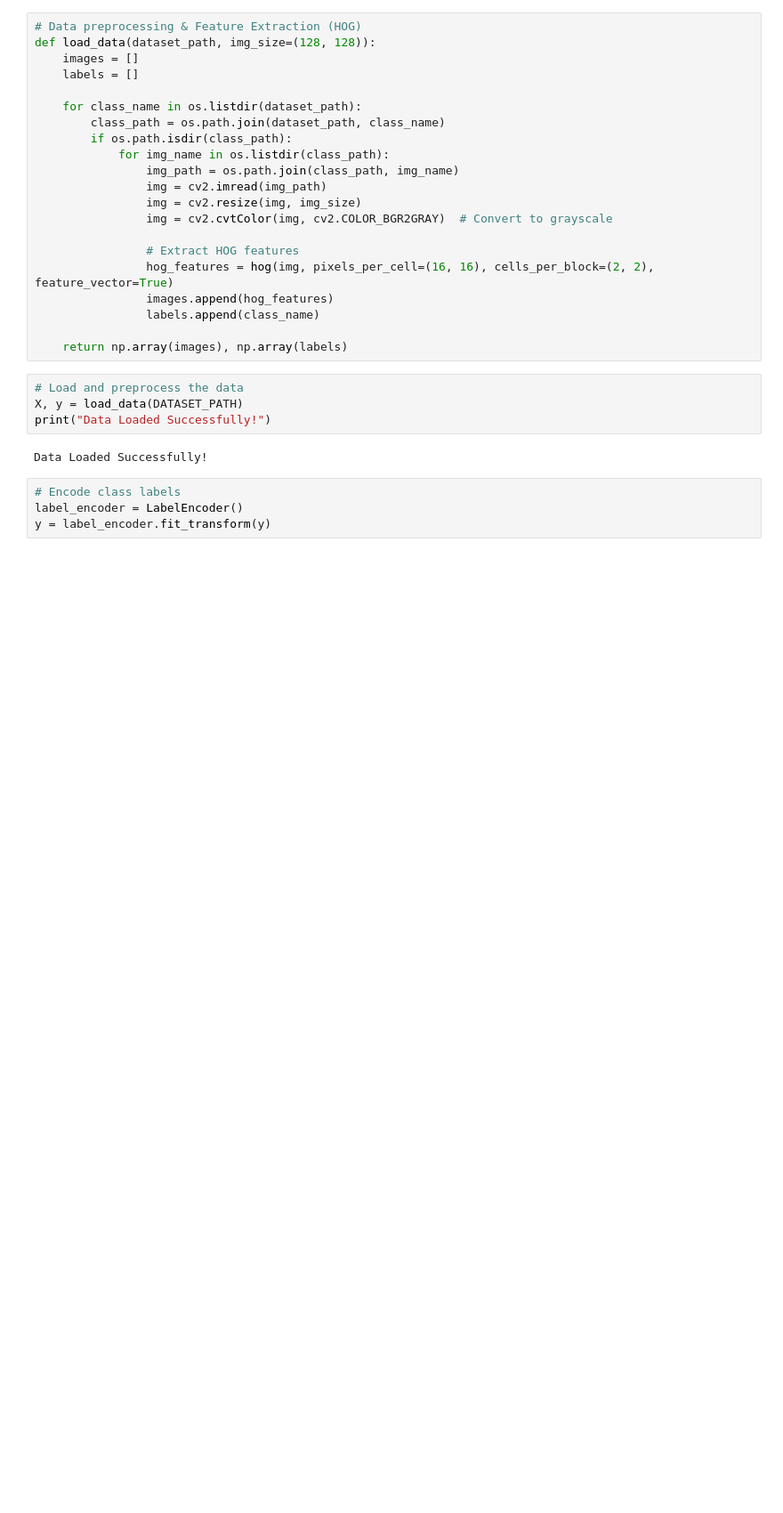
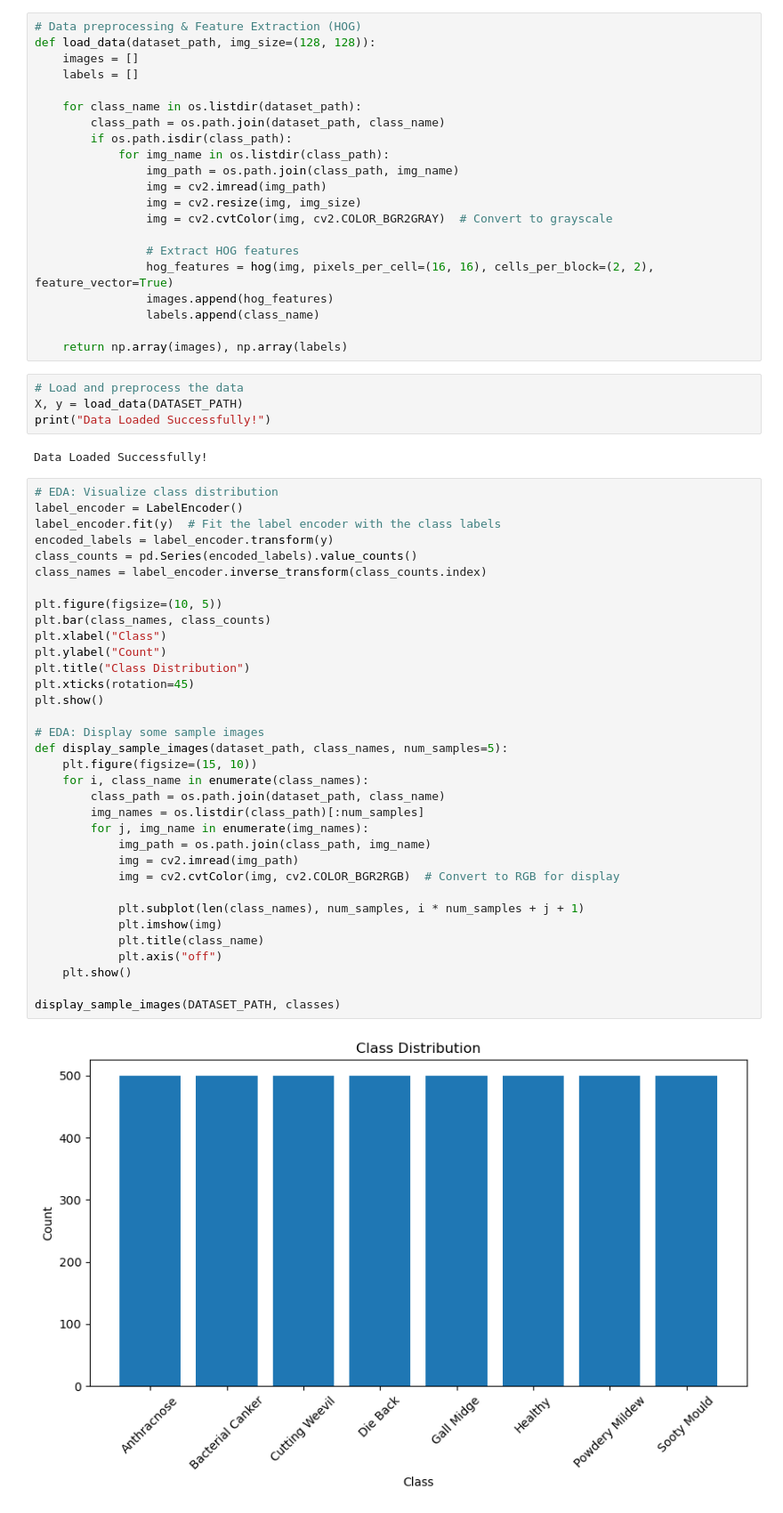
Before and after one commit to neutr0nslayer/CSE475, a Jupyter notebook: lab1.ipynb, the cells around one changed output. Shown at 89% size. Cells and saved outputs as stored; diff of their text form; blank space fills up the shorter version.

```diff
--- a/lab1.ipynb
+++ b/lab1.ipynb
@@ -66,7 +68,39 @@ X, y = load_data(DATASET_PATH)
 print("Data Loaded Successfully!")
 # %% [output]
 Data Loaded Successfully!
-# %%
-# Encode class labels
-label_encoder = LabelEncoder()
-y = label_encoder.fit_transform(y)
+# %%
+# EDA: Visualize class distribution
+label_encoder = LabelEncoder()
+label_encoder.fit(y)  # Fit the label encoder with the class labels
+encoded_labels = label_encoder.transform(y)
+class_counts = pd.Series(encoded_labels).value_counts()
+class_names = label_encoder.inverse_transform(class_counts.index)
+
+plt.figure(figsize=(10, 5))
+plt.bar(class_names, class_counts)
+plt.xlabel("Class")
+plt.ylabel("Count")
+plt.title("Class Distribution")
+plt.xticks(rotation=45)
+plt.show()
+
+# EDA: Display some sample images
+def display_sample_images(dataset_path, class_names, num_samples=5):
+    plt.figure(figsize=(15, 10))
+    for i, class_name in enumerate(class_names):
+        class_path = os.path.join(dataset_path, class_name)
+        img_names = os.listdir(class_path)[:num_samples]
+        for j, img_name in enumerate(img_names):
+            img_path = os.path.join(class_path, img_name)
+            img = cv2.imread(img_path)
+            img = cv2.cvtColor(img, cv2.COLOR_BGR2RGB)  # Convert to RGB for display
+
+            plt.subplot(len(class_names), num_samples, i * num_samples + j + 1)
+            plt.imshow(img)
+            plt.title(class_name)
+            plt.axis("off")
+    plt.show()
+
+display_sample_images(DATASET_PATH, classes)
+# %% [output]
+[figure, added]
```
Also changed, not shown: parts of 10 cells of this notebook.
